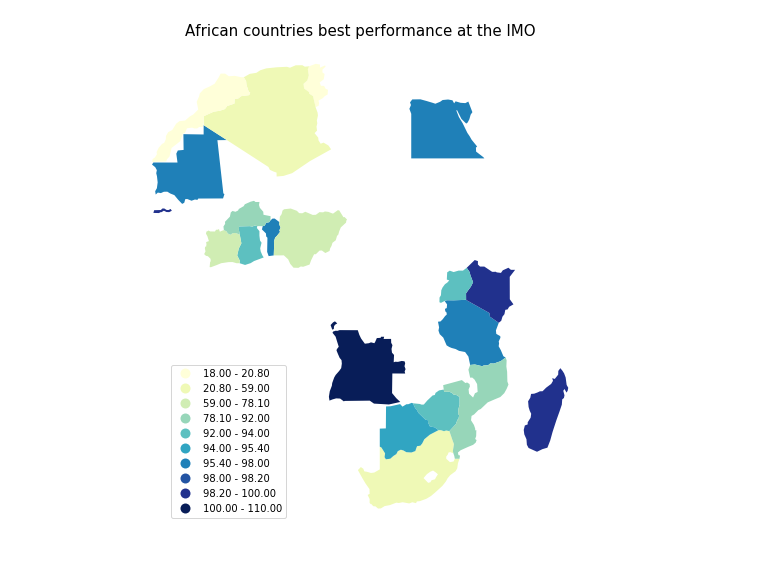
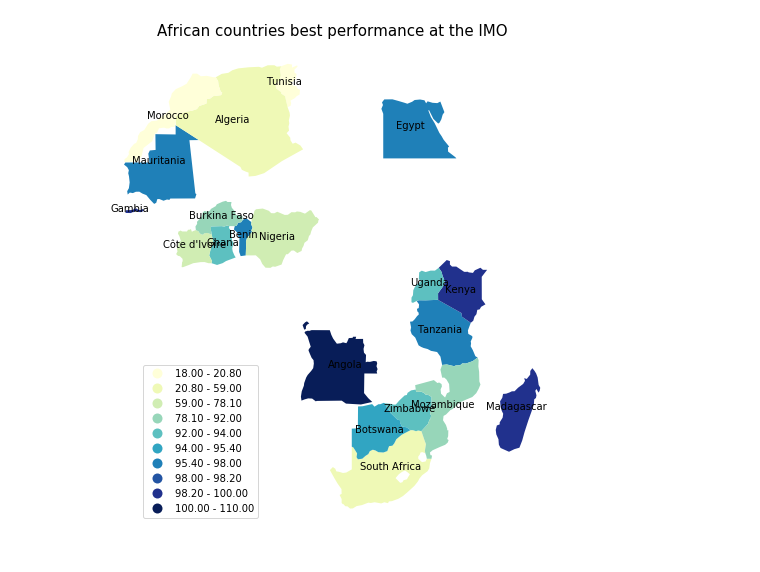
Before and after one commit to Djimdou/Side-Projects, a Jupyter notebook: IMO-Web-Scraping.ipynb, the cells around one changed output. Drawn from its saved outputs; the diff is of its cells as text; code cells hidden in the pictures.

```diff
--- a/IMO-Web-Scraping.ipynb
+++ b/IMO-Web-Scraping.ipynb
@@ -131,19 +131,27 @@ for_plotting = world.merge(score, left_on = 'name', right_index=True)
 # %%
 # Map
 carte = for_plotting.plot(column='abs_rank', cmap =
                                 'YlGnBu', figsize=(15,9),
                                  scheme='quantiles', k=10, legend =
                                  True);
 # Title
-carte.set_title('African countries best performance at the IMO', fontdict={'fontsize':15})
+carte.set_title('African countries best performances at the IMO', fontdict={'fontsize':15});
 
 # Remove axes
-carte.set_axis_off()
+carte.set_axis_off();
 
 #move legend to an empty space
-carte.get_legend().set_bbox_to_anchor((.35,.35))
+carte.get_legend().set_bbox_to_anchor((.35,.35));
 #carte.get_figure()
+
+# Adding Labels (country names)
+
+for_plotting['coords'] = for_plotting['geometry'].apply(lambda x: x.representative_point().coords[:])
+for_plotting['coords'] = [coords[0] for coords in for_plotting['coords']]
+for idx, row in for_plotting.iterrows():
+    carte.annotate(s=row['name'], xy=row['coords'],horizontalalignment='center')
+#carte.get_figure()
 # %% [output]
-[figure, old version]
+[figure, new version]
 # %%
 # Plot: for each African country, evolution of its performance at IMO
```
Also changed, not shown: parts of 3 cells of this notebook.
